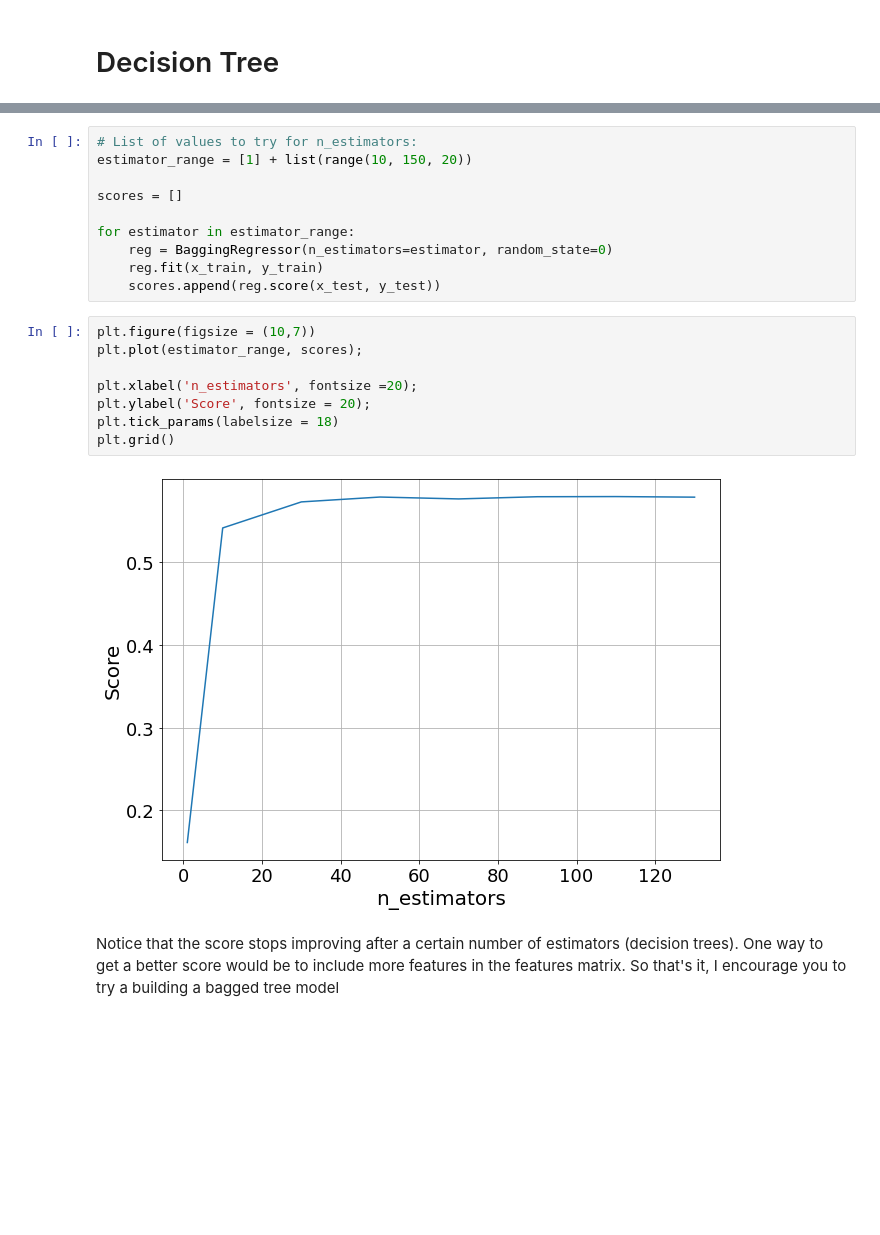
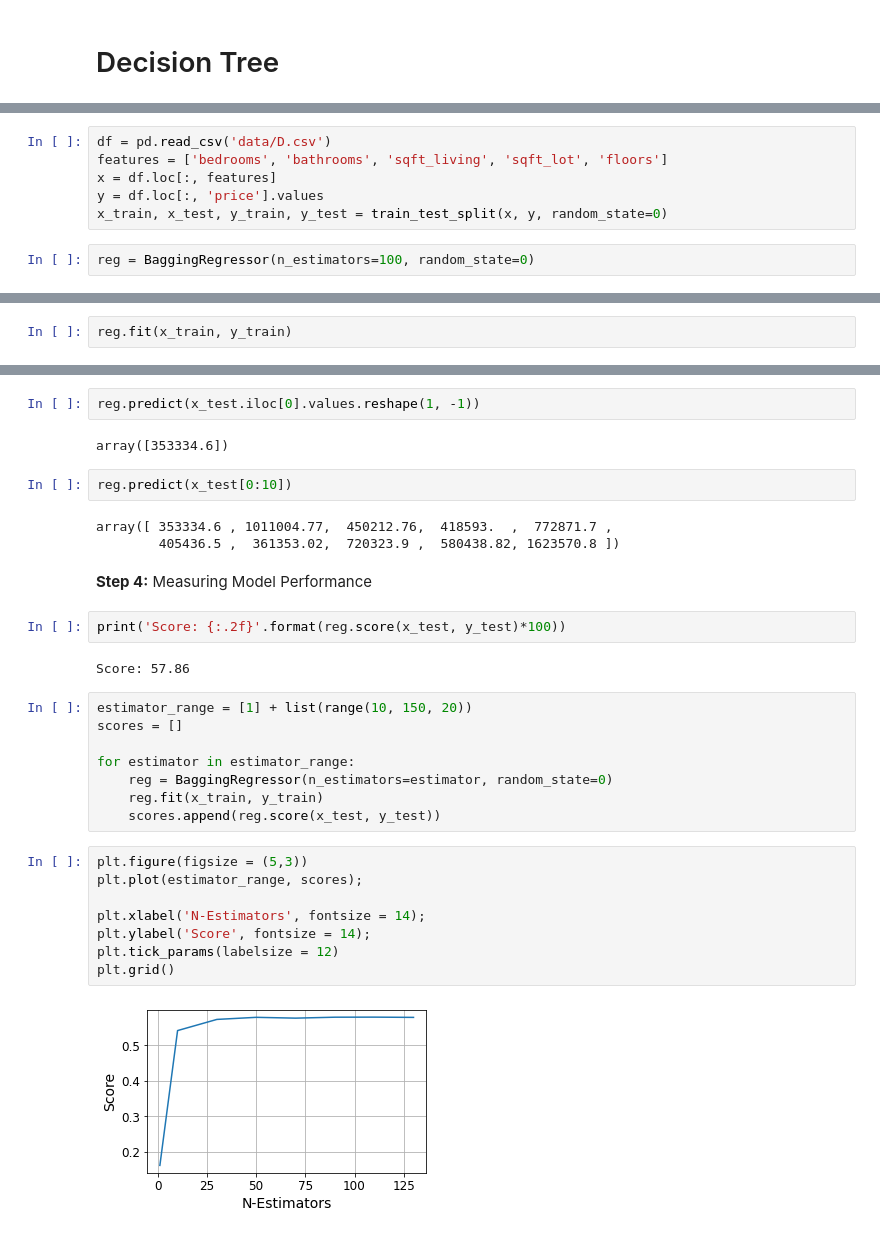
Before and after one commit to abphilip-resources/PY-Lib-2, a Jupyter notebook: Scikit/3.ipynb, the cells around one changed output, grey strips where cells are left out. Drawn from its saved outputs; the diff is of its cells as text; blank space fills up the shorter version.

```diff
--- a/Scikit/3.ipynb
+++ b/Scikit/3.ipynb
@@ -340,0 +82,8 @@ A tuning parameter for bagged trees is **n_estimators**, which represents the nu
+# %%
+df = pd.read_csv('data/D.csv')
+features = ['bedrooms', 'bathrooms', 'sqft_living', 'sqft_lot', 'floors']
+x = df.loc[:, features]
+y = df.loc[:, 'price'].values
+x_train, x_test, y_train, y_test = train_test_split(x, y, random_state=0)
+# %%
+reg = BaggingRegressor(n_estimators=100, random_state=0)
@@ -340,0 +92,2 @@ A tuning parameter for bagged trees is **n_estimators**, which represents the nu
+# %%
+reg.fit(x_train, y_train)
@@ -341,7 +98,20 @@ A tuning parameter for bagged trees is **n_estimators**, which represents the nu
+# %%
+reg.predict(x_test.iloc[0].values.reshape(1, -1))
+# %% [output]
+array([353334.6])
+# %%
+reg.predict(x_test[0:10])
+# %% [output]
+array([ 353334.6 , 1011004.77,  450212.76,  418593.  ,  772871.7 ,
+        405436.5 ,  361353.02,  720323.9 ,  580438.82, 1623570.8 ])
+# %% [markdown]
+<b>Step 4:</b> Measuring Model Performance
+# %%
+print('Score: {:.2f}'.format(reg.score(x_test, y_test)*100))
+# %% [output]
+Score: 57.86
 # %%
-# List of values to try for n_estimators:
 estimator_range = [1] + list(range(10, 150, 20))
-
 scores = []
 
 for estimator in estimator_range:
@@ -349,14 +119,12 @@ for estimator in estimator_range:
     reg.fit(x_train, y_train)
     scores.append(reg.score(x_test, y_test))
 # %%
-plt.figure(figsize = (10,7))
+plt.figure(figsize = (5,3))
 plt.plot(estimator_range, scores);
 
-plt.xlabel('n_estimators', fontsize =20);
-plt.ylabel('Score', fontsize = 20);
-plt.tick_params(labelsize = 18)
+plt.xlabel('N-Estimators', fontsize = 14);
+plt.ylabel('Score', fontsize = 14);
+plt.tick_params(labelsize = 12)
 plt.grid()
 # %% [output]
-[figure, old version]
+[figure, new version]
-# %% [markdown]
-Notice that the score stops improving after a certain number of estimators (decision trees). One way to get a better score would be to include more features in the features matrix. So that's it, I encourage you to try a building a bagged tree model
```
Also changed, not shown: parts of 88 cells of this notebook, 9 other files.
